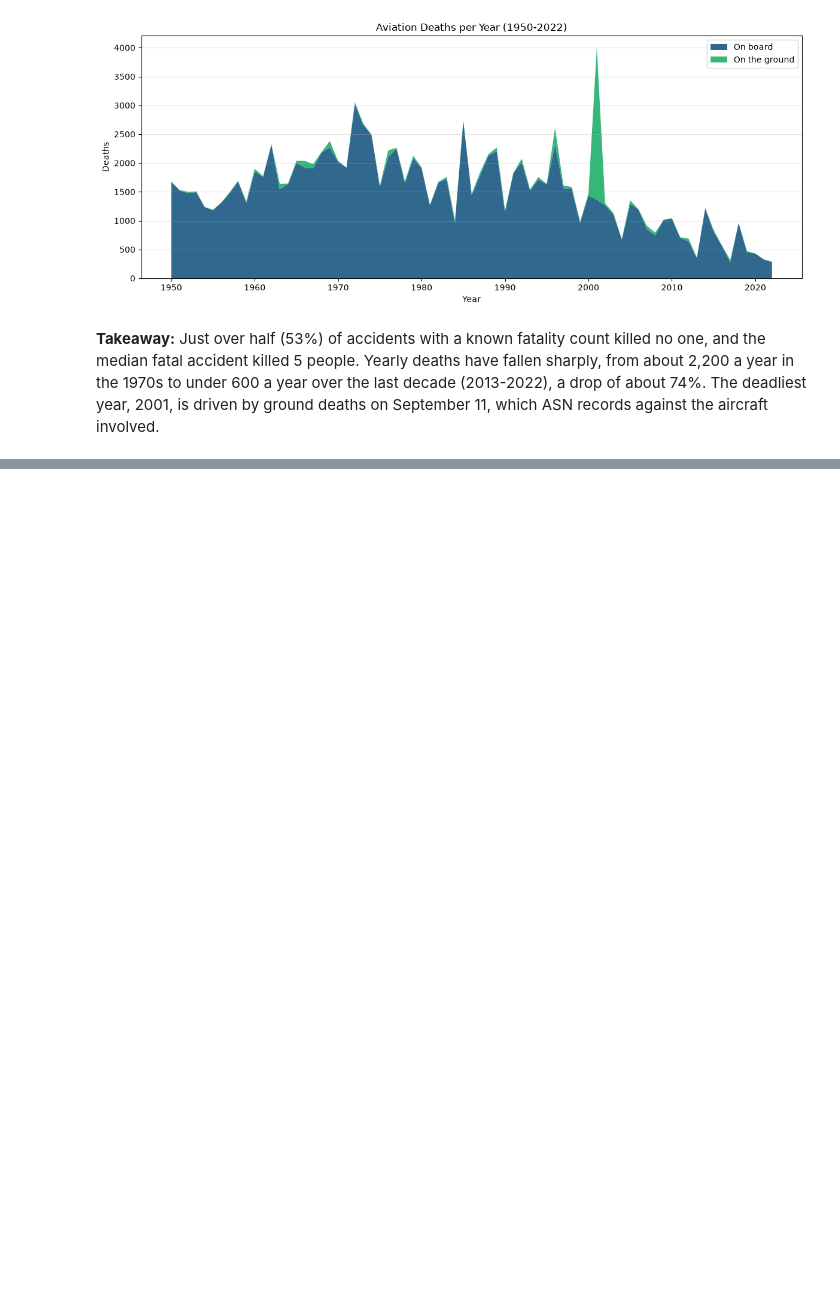
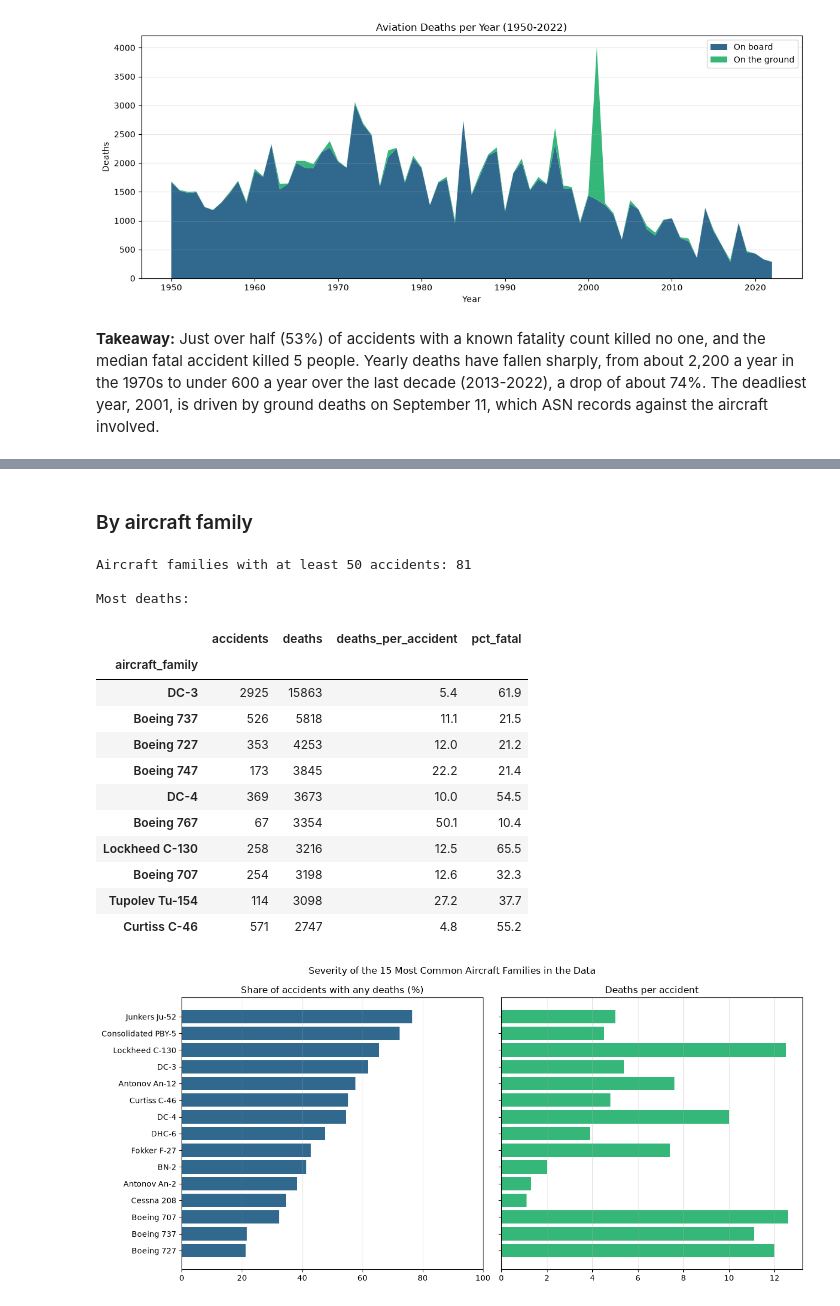
Before and after one commit to theamanali/civil-aviation-accident-analysis, a Jupyter notebook: analysis.ipynb, the cells around one changed output, grey strips where cells are left out. Drawn from its saved outputs; the diff is of its cells as text; code cells hidden in the pictures; blank space fills up the shorter version.

```diff
--- a/analysis.ipynb
+++ b/analysis.ipynb
@@ -434,0 +530,40 @@ Deadliest year: 2001 (4,007 deaths)
+# %% [markdown]
+### By aircraft family
+# %%
+family_severity = severity_table("aircraft_family")
+print(f"Aircraft families with at least 50 accidents: {len(family_severity)}")
+
+print("\nMost deaths:")
+display(family_severity.sort_values("deaths", ascending=False).head(10))
+
+most_common = family_severity.nlargest(15, "accidents").sort_values("pct_fatal")
+palette = sns.color_palette("viridis", 2)
+
+fig, axes = plt.subplots(1, 2, figsize=(13, 6), sharey=True)
+axes[0].barh(most_common.index, most_common["pct_fatal"], color=palette[0])
+axes[0].set_title("Share of accidents with any deaths (%)")
+axes[0].set_xlim(0, 100)
+axes[1].barh(most_common.index, most_common["deaths_per_accident"], color=palette[1])
+axes[1].set_title("Deaths per accident")
+for ax in axes:
+    ax.grid(axis="x", alpha=0.3)
+fig.suptitle("Severity of the 15 Most Common Aircraft Families in the Data")
+plt.tight_layout()
+plt.show()
+# %% [output]
+Aircraft families with at least 50 accidents: 81
+
+Most deaths:
+|  | accidents | deaths | deaths_per_accident | pct_fatal |
+| aircraft_family |  |  |  |  |
+| DC-3 | 2925 | 15863 | 5.4 | 61.9 |
+| Boeing 737 | 526 | 5818 | 11.1 | 21.5 |
+| Boeing 727 | 353 | 4253 | 12.0 | 21.2 |
+| Boeing 747 | 173 | 3845 | 22.2 | 21.4 |
+| DC-4 | 369 | 3673 | 10.0 | 54.5 |
+| Boeing 767 | 67 | 3354 | 50.1 | 10.4 |
+| Lockheed C-130 | 258 | 3216 | 12.5 | 65.5 |
+| Boeing 707 | 254 | 3198 | 12.6 | 32.3 |
+| Tupolev Tu-154 | 114 | 3098 | 27.2 | 37.7 |
+| Curtiss C-46 | 571 | 2747 | 4.8 | 55.2 |
+[figure, added]
```
Also changed, not shown: parts of 8 cells of this notebook, 2 other files.
